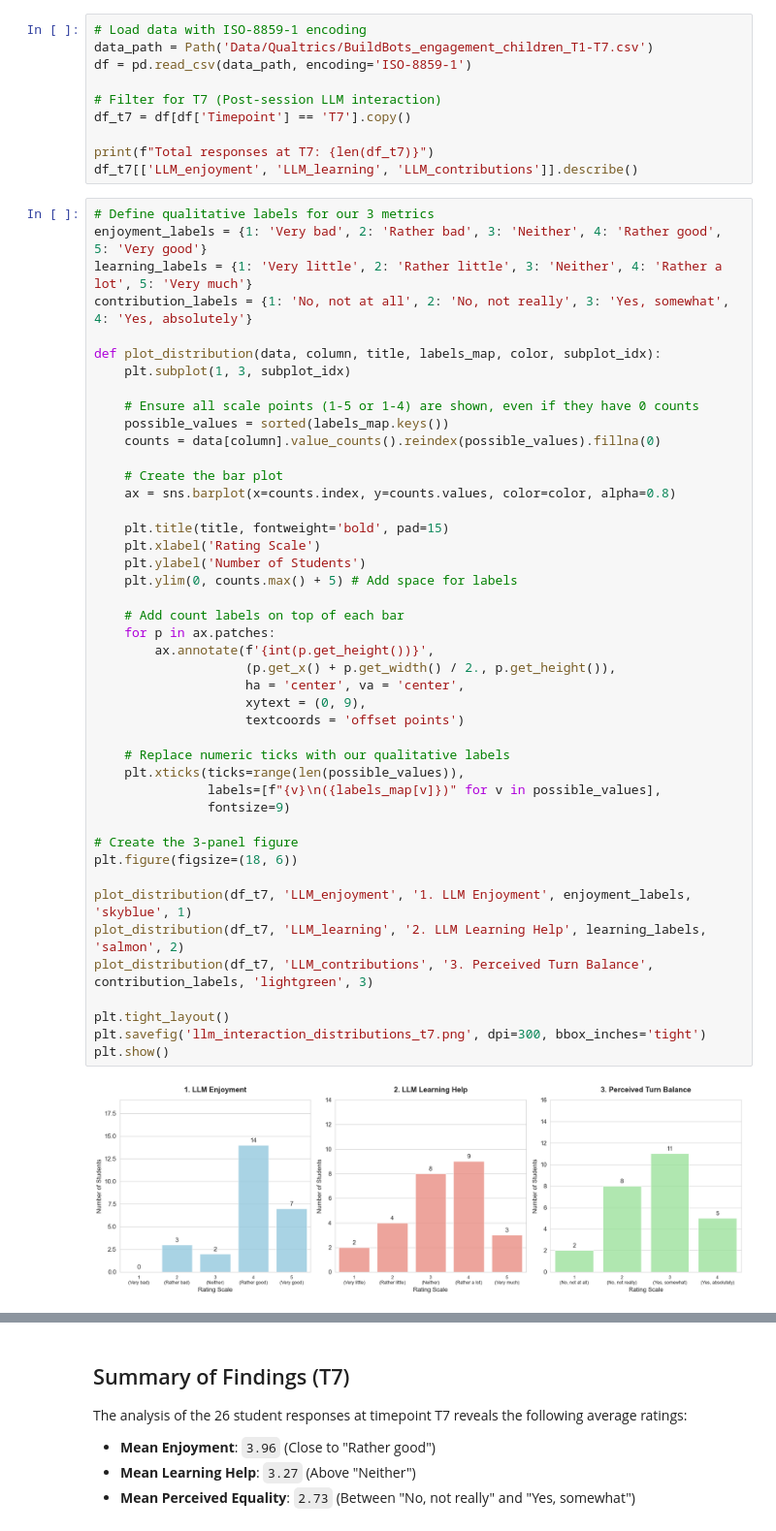
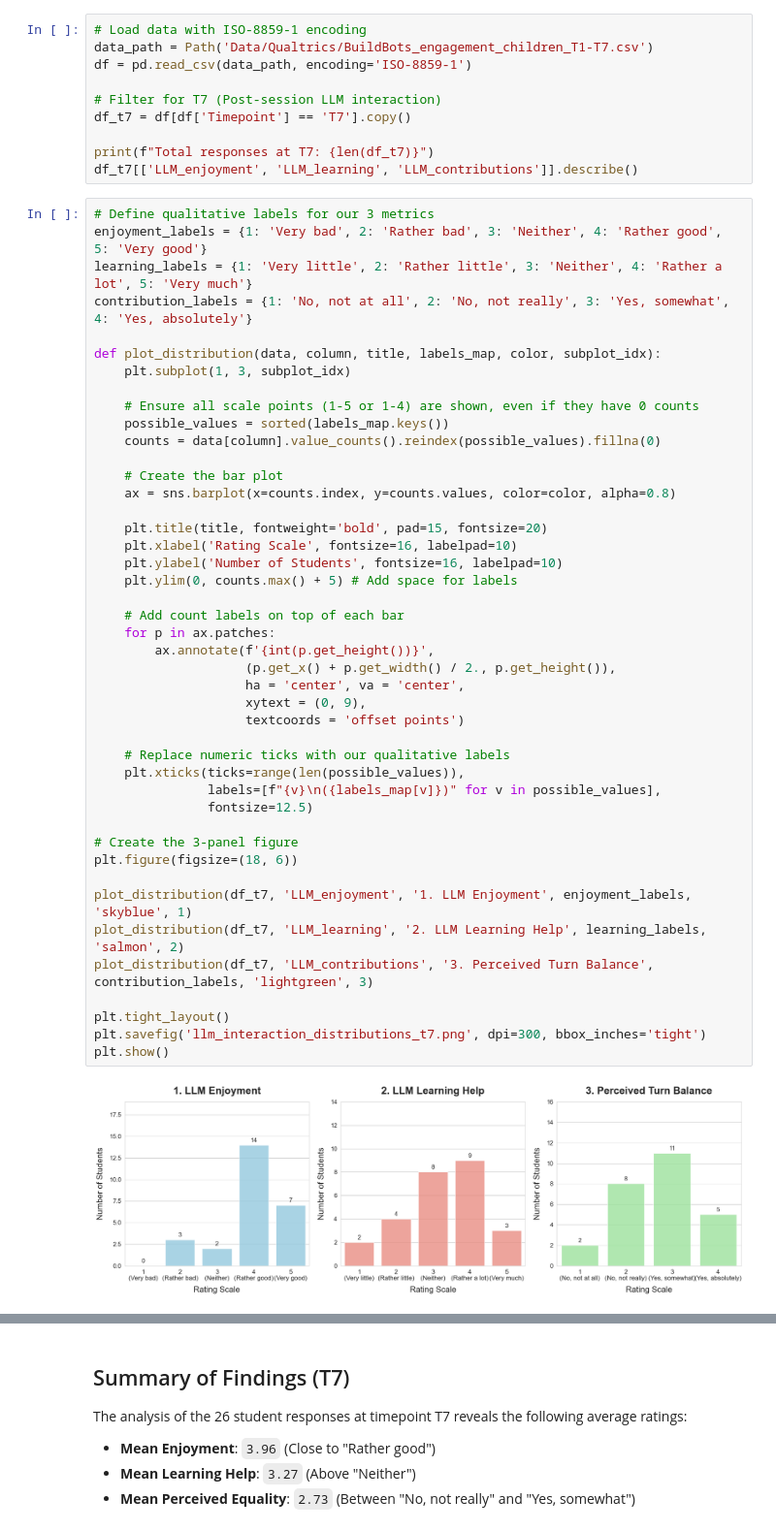
Before and after one commit to OlgaMuss/LLM_Frames_Paper, a Jupyter notebook: Data_analysis/Buildbot_analysis_for_LLM_paper.ipynb, the cells around one changed output, grey strips where cells are left out. Shown at 97% size. Saved outputs shown, nothing was run; the diff lists cells and outputs as text.

```diff
--- a/Data_analysis/Buildbot_analysis_for_LLM_paper.ipynb
+++ b/Data_analysis/Buildbot_analysis_for_LLM_paper.ipynb
@@ -40,35 +40,35 @@ def plot_distribution(data, column, title, labels_map, color, subplot_idx):
     counts = data[column].value_counts().reindex(possible_values).fillna(0)
 
     # Create the bar plot
     ax = sns.barplot(x=counts.index, y=counts.values, color=color, alpha=0.8)
 
-    plt.title(title, fontweight='bold', pad=15)
-    plt.xlabel('Rating Scale')
-    plt.ylabel('Number of Students')
+    plt.title(title, fontweight='bold', pad=15, fontsize=20)
+    plt.xlabel('Rating Scale', fontsize=16, labelpad=10)
+    plt.ylabel('Number of Students', fontsize=16, labelpad=10)
     plt.ylim(0, counts.max() + 5) # Add space for labels
 
     # Add count labels on top of each bar
     for p in ax.patches:
         ax.annotate(f'{int(p.get_height())}',
                     (p.get_x() + p.get_width() / 2., p.get_height()),
                     ha = 'center', va = 'center',
                     xytext = (0, 9),
                     textcoords = 'offset points')
 
     # Replace numeric ticks with our qualitative labels
     plt.xticks(ticks=range(len(possible_values)),
                labels=[f"{v}\n({labels_map[v]})" for v in possible_values],
-               fontsize=9)
+               fontsize=12.5)
 
 # Create the 3-panel figure
 plt.figure(figsize=(18, 6))
 
 plot_distribution(df_t7, 'LLM_enjoyment', '1. LLM Enjoyment', enjoyment_labels, 'skyblue', 1)
 plot_distribution(df_t7, 'LLM_learning', '2. LLM Learning Help', learning_labels, 'salmon', 2)
 plot_distribution(df_t7, 'LLM_contributions', '3. Perceived Turn Balance', contribution_labels, 'lightgreen', 3)
 
 plt.tight_layout()
 plt.savefig('llm_interaction_distributions_t7.png', dpi=300, bbox_inches='tight')
 plt.show()
 # %% [output]
-[figure, old version]
+[figure, new version]
```
Also changed, not shown: parts of 12 cells of this notebook.
